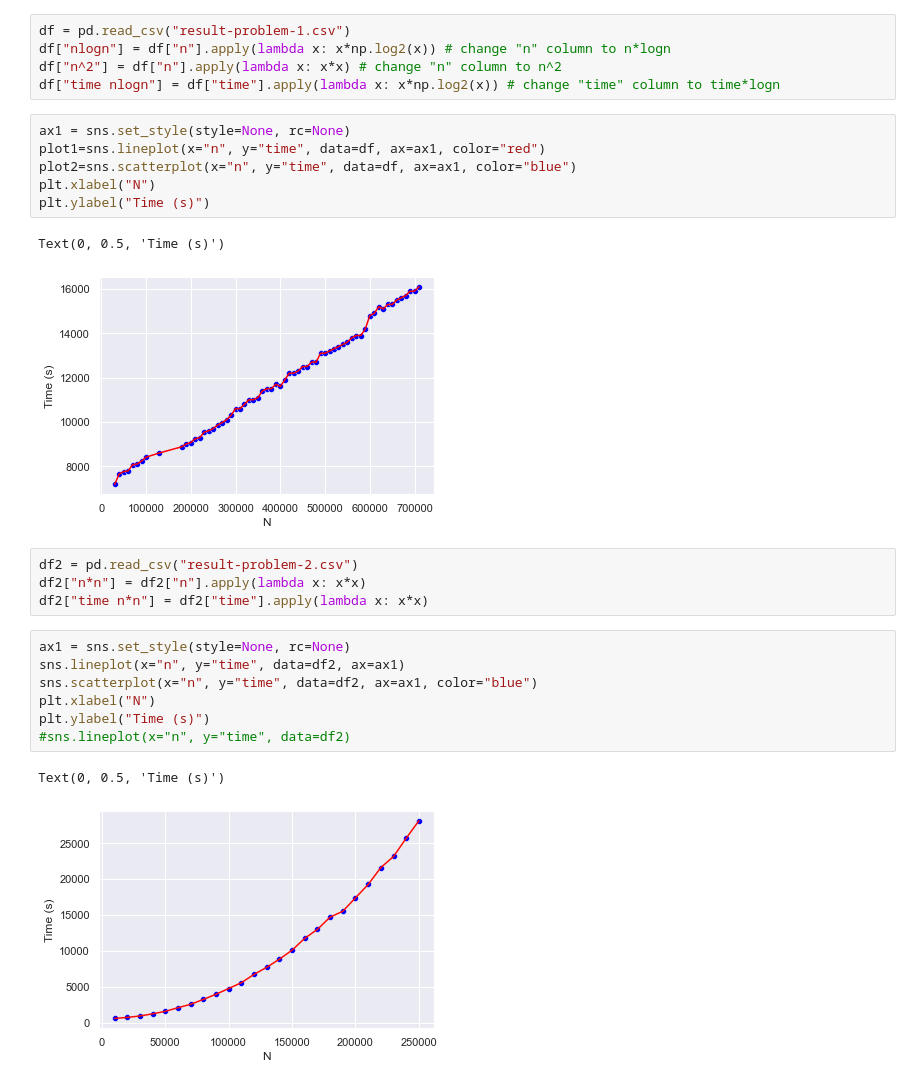
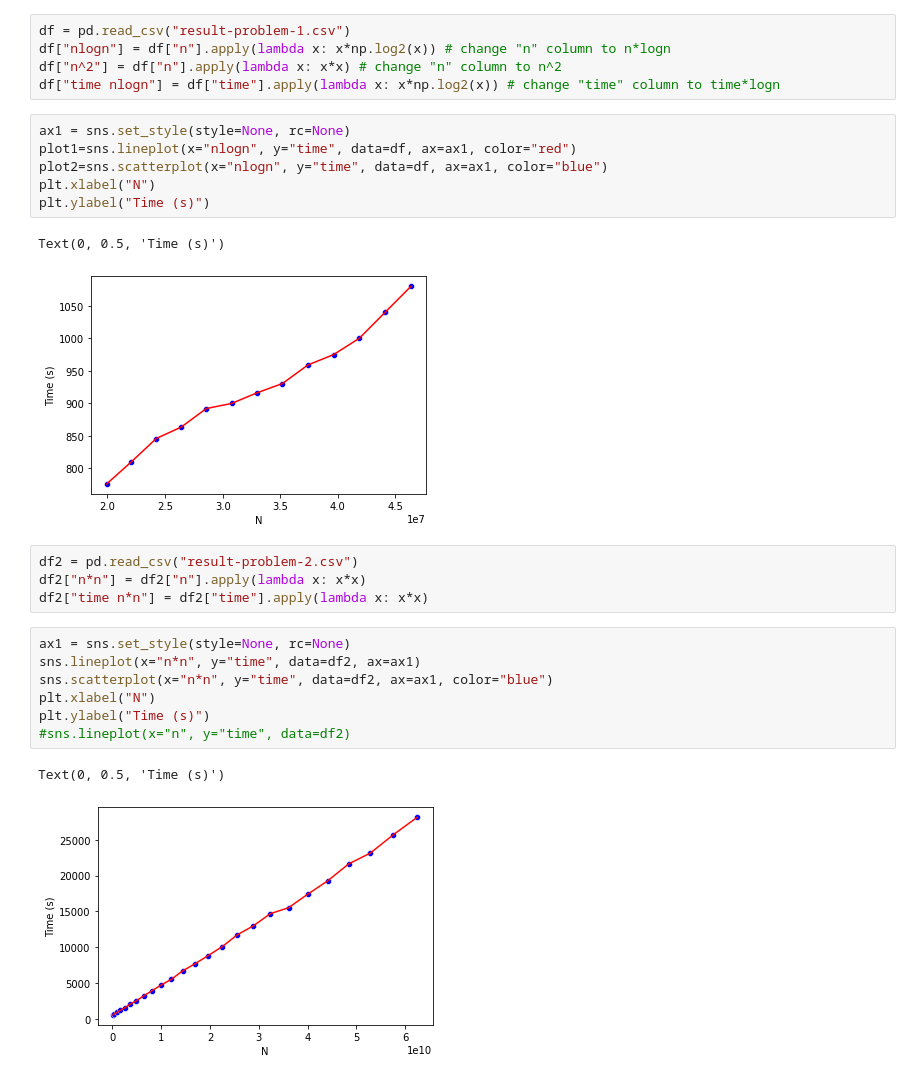
Before and after one commit to randomicecube/asa-projects, a Jupyter notebook: first-project/graphs.ipynb, the cells around one changed output. Drawn from its saved outputs; the diff is of its cells as text.

```diff
--- a/first-project/graphs.ipynb
+++ b/first-project/graphs.ipynb
@@ -14,27 +14,27 @@ df["n^2"] = df["n"].apply(lambda x: x*x) # change "n" column to n^2
 df["time nlogn"] = df["time"].apply(lambda x: x*np.log2(x)) # change "time" column to time*logn
 # %%
 ax1 = sns.set_style(style=None, rc=None)
-plot1=sns.lineplot(x="n", y="time", data=df, ax=ax1, color="red")
-plot2=sns.scatterplot(x="n", y="time", data=df, ax=ax1, color="blue")
+plot1=sns.lineplot(x="nlogn", y="time", data=df, ax=ax1, color="red")
+plot2=sns.scatterplot(x="nlogn", y="time", data=df, ax=ax1, color="blue")
 plt.xlabel("N")
 plt.ylabel("Time (s)")
 # %% [output]
 Text(0, 0.5, 'Time (s)')
-[figure, old version]
+[figure, new version]
 # %%
 df2 = pd.read_csv("result-problem-2.csv")
 df2["n*n"] = df2["n"].apply(lambda x: x*x)
 df2["time n*n"] = df2["time"].apply(lambda x: x*x)
 # %%
 ax1 = sns.set_style(style=None, rc=None)
-sns.lineplot(x="n", y="time", data=df2, ax=ax1)
-sns.scatterplot(x="n", y="time", data=df2, ax=ax1, color="blue")
+sns.lineplot(x="n*n", y="time", data=df2, ax=ax1)
+sns.scatterplot(x="n*n", y="time", data=df2, ax=ax1, color="blue")
 plt.xlabel("N")
 plt.ylabel("Time (s)")
 #sns.lineplot(x="n", y="time", data=df2)
 # %% [output]
 Text(0, 0.5, 'Time (s)')
-[figure, old version]
+[figure, new version]
 # %%
 plt.figure(figsize=(10,10))
 # sns.regplot(x="n", y="time", data=df, color="blue")
```
Also changed, not shown: parts of 2 cells of this notebook, 13 other files.
